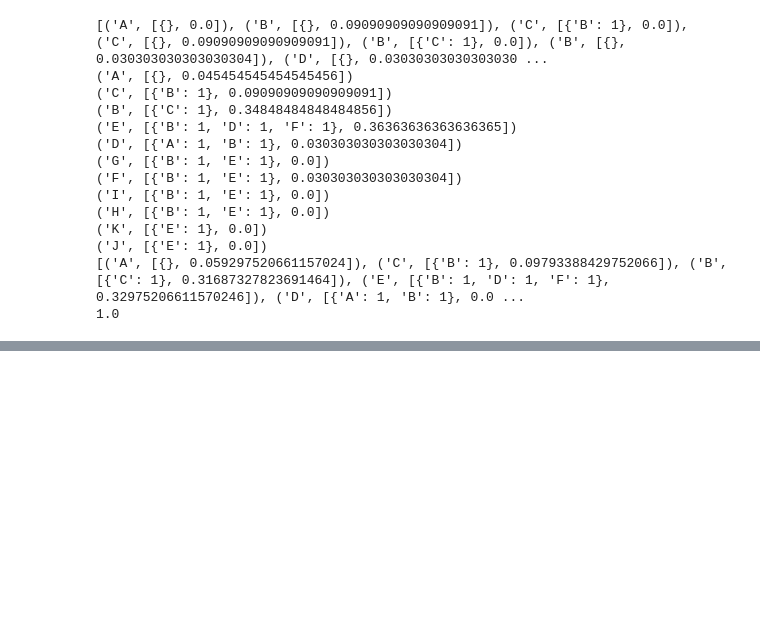
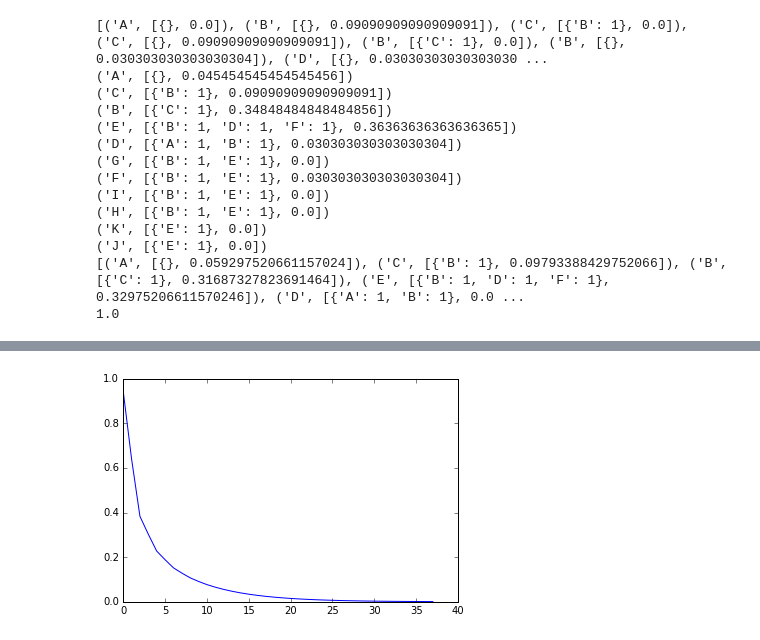
Before and after one commit to dails08/261, a Jupyter notebook: week13/HW13.ipynb, the cells around one changed output, grey strips where cells are left out. Cells and saved outputs as stored; diff of their text form; code cells hidden in the pictures; blank space fills up the shorter version.

```diff
--- a/week13/HW13.ipynb
+++ b/week13/HW13.ipynb
@@ -318,0 +375,81 @@ intermediate_data.collect()
+# %%
+verbose = False
+
+data = sc.textFile("./PageRank-test.txt").map(processLine)
+
+overall_start_time = time.time()
+
+start_time = time.time()
+nodecount = data.flatMap(mapCount).reduceByKey(lambda x, y: 1).count()
+nodecount_time = time.time() - start_time
+broadcast_nodecount = sc.broadcast(nodecount)
+
+print "There are " + str(broadcast_nodecount.value) + " nodes in the dataset"
+print "(" + str(nodecount_time) + ")\n"
+
+prepped_data = data.flatMap(prep_map).reduceByKey(prep_reduce).map(init_entry)
+
+broadcast_damping_factor = sc.broadcast(.15)
+
+accum_dangling_mass = sc.accumulator(0.0)
+accum_moved_mass = sc.accumulator(1.0)
+accum_total_pr = sc.accumulator(0.0)
+
+start_time = time.time()
+prepped_data.flatMap(phaseOneMapper).reduceByKey(phaseOneReducer).cache()
+prepped_data.take(1)
+prep_time = time.time() - start_time
+print "Data prepped"
+print "(" + str(prep_time) + ")\n"
+
+dangling_mass = accum_dangling_mass.value
+
+print "Initial dangling mass: " + str(dangling_mass)
+
+start_time = time.time()
+intermediate_data = prepped_data.map(lambda x: finalize(x, dangling_mass)).cache()
+intermediate_data.take(1)
+distribute_time = time.time() - start_time
+print "Dangling mass distributed"
+print "(" + str(distribute_time) + ")\n"
+
+
+deltas = []
+i = 0
+while accum_moved_mass.value >= .001 and i < 40:
+    i += 1
+    if verbose:
+        print "Iteration: " + str(i)
+    accum_dangling_mass = sc.accumulator(0.0)
+    accum_moved_mass = sc.accumulator(0.0)
+
+    iteration_start_time = time.time()
+
+    intermediate_data = intermediate_data.flatMap(phaseOneMapper).reduceByKey(phaseOneReducer)
+    intermediate_data.cache()
+    intermediate_data.take(1)
+
+
+    dangling_mass = accum_dangling_mass.value
+    if verbose:
+        print "Total dangling mass: " + str(dangling_mass)
+
+    intermediate_data = intermediate_data.map(lambda x: finalize(x, dangling_mass))
+    intermediate_data.cache()
+    intermediate_data.take(1)
+    if verbose:
+        print "Moved mass: " + str(accum_moved_mass.value)
+        print "Total pr: " + str(intermediate_data.map(lambda x: x[1][1]).reduce(lambda x, y: x + y)) + "\n"
+    deltas.append(accum_moved_mass.value)
+    iteration_runtime = time.time() - iteration_start_time
+    print "Iteration " + str(i) + " runtime: " + str(iteration_runtime)
+
+overall_runtime = time.time() - overall_start_time
+
+print "\n\n\n"
+print "Results:\n"
+print "Iterations: " + str(i)
+print "Runtime: " + str(overall_runtime)
+print "Moved mass on final iteration: " + str(accum_moved_mass.value)
+plt.plot(deltas)
+# %% [output]
@@ -318,0 +474 @@ intermediate_data.collect()
+[figure, added]
```
Also changed, not shown: parts of 12 cells of this notebook.
